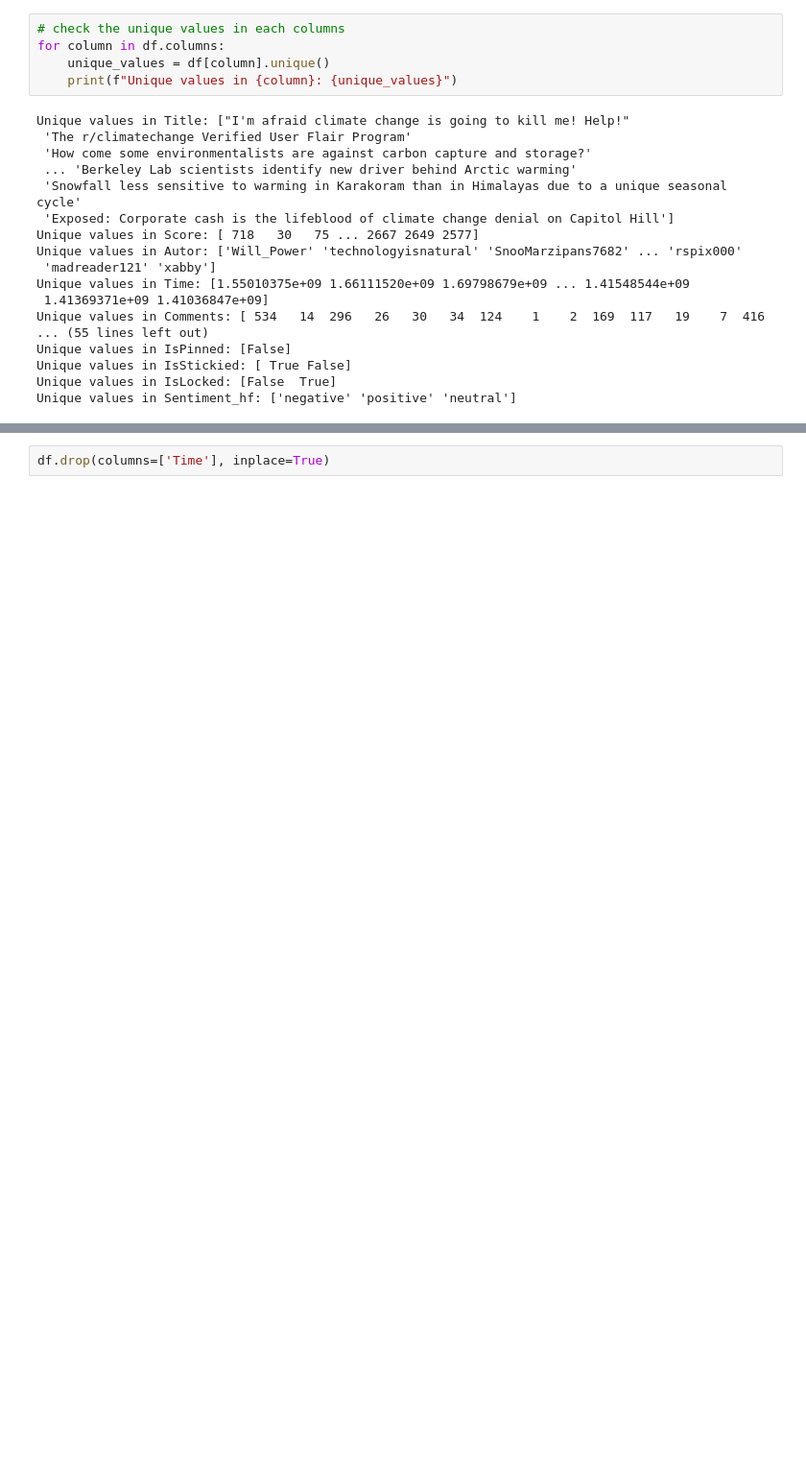
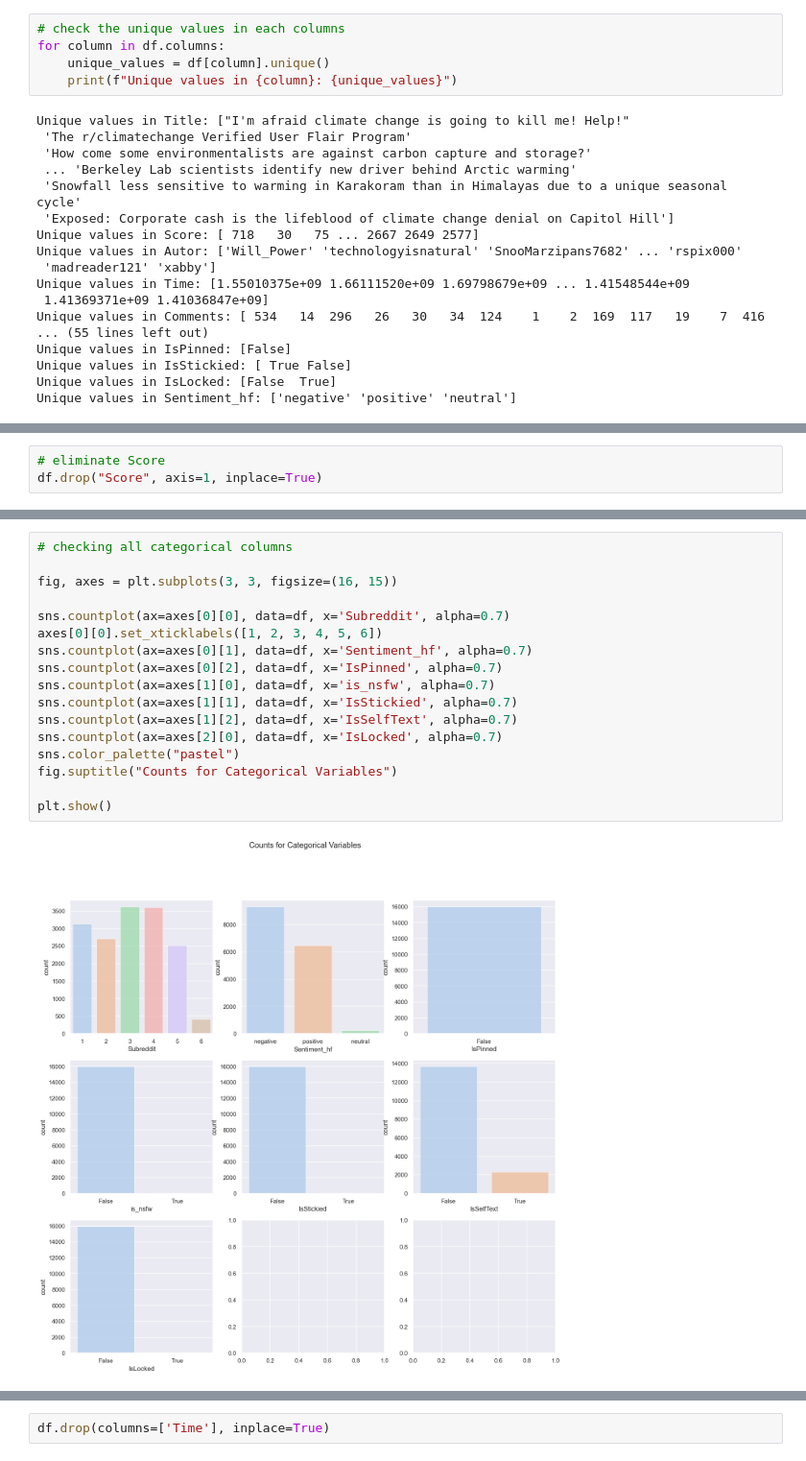
Before and after one commit to mlgomez0/advanced_python_project, a Jupyter notebook: notebooks/climate_change/climate_change_II.ipynb, the cells around one changed output, grey strips where cells are left out. Shown at 96% size. Saved outputs shown, nothing was run; the diff lists cells and outputs as text; blank space fills up the shorter version.

```diff
--- a/notebooks/climate_change/climate_change_II.ipynb
+++ b/notebooks/climate_change/climate_change_II.ipynb
@@ -121,0 +209,3 @@ Unique values in Sentiment_hf: ['negative' 'positive' 'neutral']
+# %%
+# eliminate Score
+df.drop("Score", axis=1, inplace=True)
@@ -121,0 +221,19 @@ Unique values in Sentiment_hf: ['negative' 'positive' 'neutral']
+# %%
+# checking all categorical columns
+
+fig, axes = plt.subplots(3, 3, figsize=(16, 15))
+
+sns.countplot(ax=axes[0][0], data=df, x='Subreddit', alpha=0.7)
+axes[0][0].set_xticklabels([1, 2, 3, 4, 5, 6])
+sns.countplot(ax=axes[0][1], data=df, x='Sentiment_hf', alpha=0.7)
+sns.countplot(ax=axes[0][2], data=df, x='IsPinned', alpha=0.7)
+sns.countplot(ax=axes[1][0], data=df, x='is_nsfw', alpha=0.7)
+sns.countplot(ax=axes[1][1], data=df, x='IsStickied', alpha=0.7)
+sns.countplot(ax=axes[1][2], data=df, x='IsSelfText', alpha=0.7)
+sns.countplot(ax=axes[2][0], data=df, x='IsLocked', alpha=0.7)
+sns.color_palette("pastel")
+fig.suptitle("Counts for Categorical Variables")
+
+plt.show()
+# %% [output]
+[figure, added]
```
Also changed, not shown: parts of 87 cells of this notebook, 5 other files.
